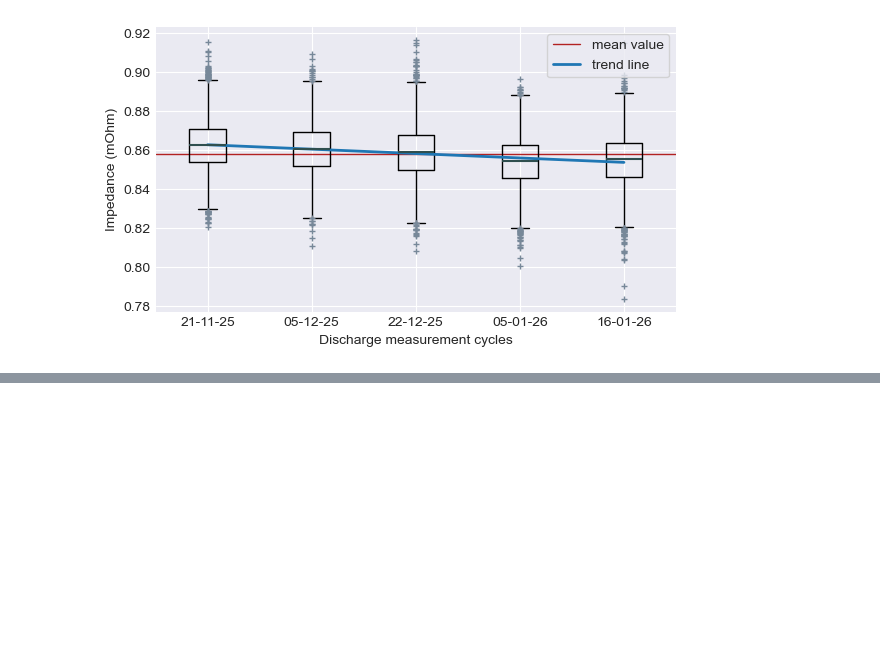
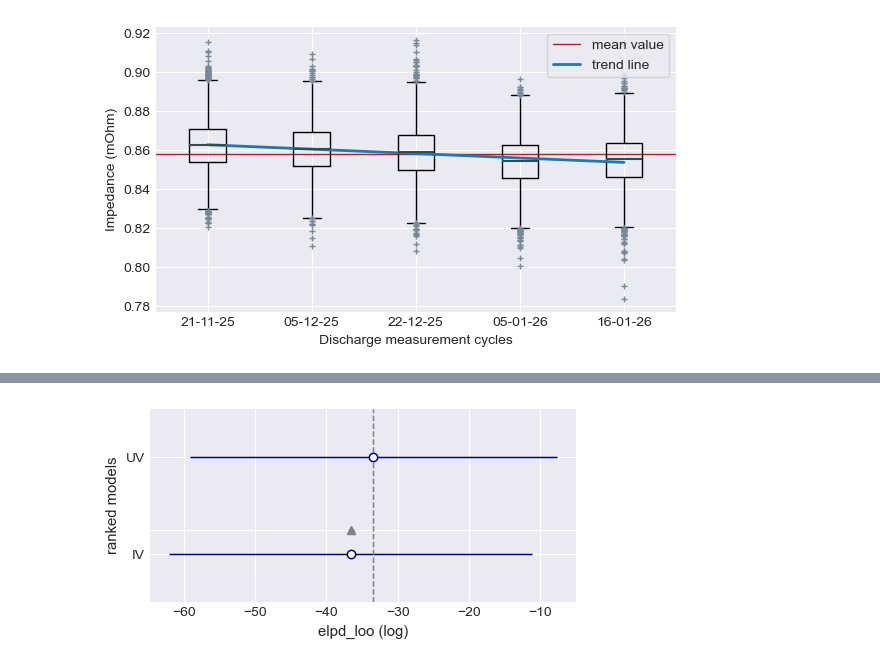
Before and after one commit to sarajcev/bayes_battery, a Jupyter notebook: bayes_analysis.ipynb, the cells around one changed output, grey strips where cells are left out. Saved outputs shown, nothing was run; the diff lists cells and outputs as text; code cells hidden in the pictures; blank space fills up the shorter version.

```diff
--- a/bayes_analysis.ipynb
+++ b/bayes_analysis.ipynb
@@ -585,3 +685,26 @@ fig.tight_layout()
 plt.show()
 # %% [output]
 [figure]
+# %%
+coords_cycles = {
+    'samples': measurements.index,
+    'cycles': range(len(discharges)),
+}
+# Partial pooling with a unique variance.
+with pm.Model(coords=coords_cycles) as multicycle:
+    # Data containers.
+    zi = pm.Data('zi', measurements['Zi'], dims='samples')
+    idc = pm.Data('idc', measurements['Discharge'], dims='samples')
+    # Hyperpriors.
+    mu_c = pm.Normal('mu_c', mu=0, sigma=10)
+    sigma_c = pm.HalfStudentT('sigma_c', nu=4, sigma=10)
+    # Priors.
+    mu = pm.Normal('mu', mu=mu_c, sigma=sigma_c, dims='cycles')
+    sigma = pm.HalfStudentT('sigma', nu=2, sigma=10)
+    nu = pm.Exponential('nu', lam=0.5)
+    # Likelihood.
+    obs = pm.StudentT('likelihood', nu=nu, mu=mu[idc], sigma=sigma,
+                      observed=zi, dims='samples')
+    # MCMC sampling.
+    idata_cycle2 = pm.sample(4000, target_accept=0.999, max_treedepth=15,
+                             idata_kwargs={'log_likelihood': True})
@@ -587,0 +734,16 @@ plt.show()
+# %%
+# Bayesian model comparison.
+traces_dict = {
+    'IV': idata_cycle,   # partial pooling (individual variance)
+    'UV': idata_cycle2,  # partial pooling (unique variance)
+}
+# Pareto-smoothed importance sampling leave-one-out cross-validation (LOOCV).
+model_comparison = az.compare(traces_dict, ic='loo', method='stacking')
+
+fig, ax = plt.subplots(figsize=(5, 2.6))
+az.plot_compare(model_comparison, plot_ic_diff=True, title=False,
+                textsize=10, plot_kwargs={'color_ic': 'navy'}, ax=ax)
+fig.tight_layout()
+plt.show()
+# %% [output]
+[figure, added]
```
Also changed, not shown: parts of 9 cells of this notebook.
